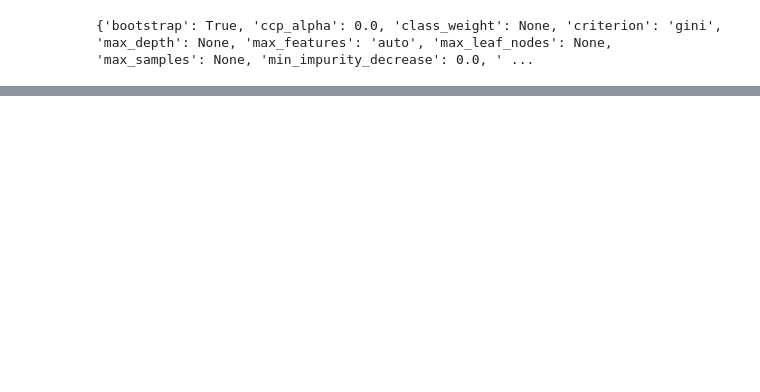
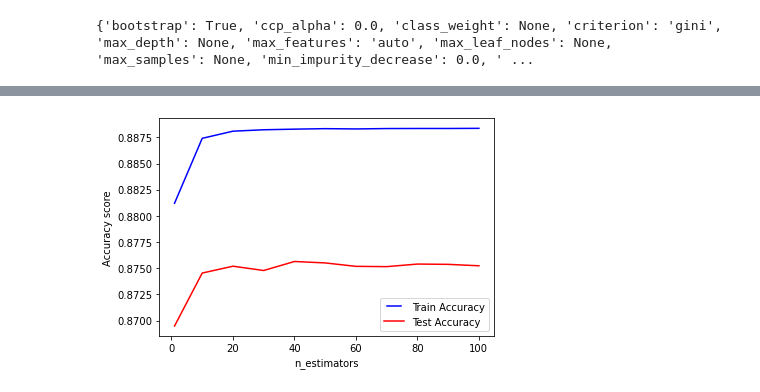
Before and after one commit to Timothy318/Covid-19DataMining, a Jupyter notebook: src/RandomForest.ipynb, the cells around one changed output, grey strips where cells are left out. Cells and saved outputs as stored; diff of their text form; code cells hidden in the pictures; blank space fills up the shorter version.

```diff
--- a/src/RandomForest.ipynb
+++ b/src/RandomForest.ipynb
@@ -261,0 +134,20 @@ pickle.dump(rf_Grid, open(filename1,'wb'))
+# %%
+n_estimators = [1, 10, 20, 30, 40, 50, 60, 70, 80, 90, 100]
+train = []
+test = []
+
+for i in n_estimators:
+    rf = RandomForestClassifier(n_estimators=i, n_jobs=-1)
+    rf.fit(x_train, y_train)
+    train.append(rf.score(x_train,y_train))
+    test.append(rf.score(x_test,y_test))
+
+from matplotlib.legend_handler import HandlerLine2D
+line1, = plt.plot(n_estimators, train, "b", label="Train Accuracy")
+line2, = plt.plot(n_estimators, test, "r", label="Test Accuracy")
+plt.legend(handler_map={line1: HandlerLine2D(numpoints=2)})
+plt.ylabel("Accuracy score")
+plt.xlabel("n_estimators")
+plt.show()
+# %% [output]
+[figure, added]
```
Also changed, not shown: parts of 67 cells of this notebook, 1 other file.
